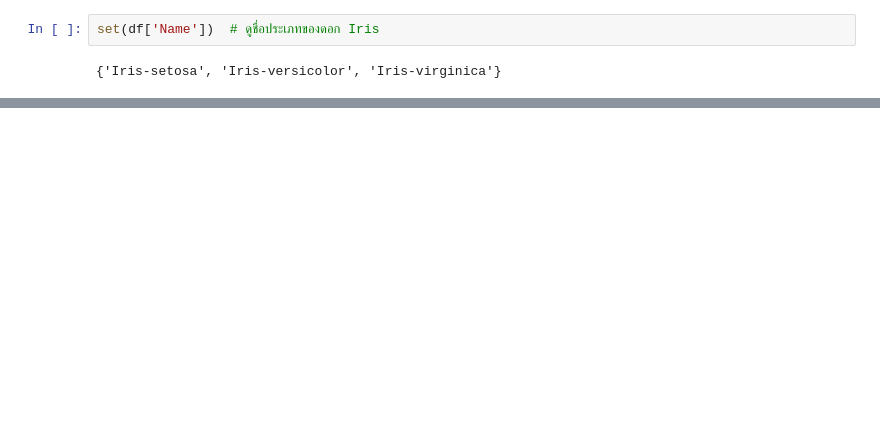
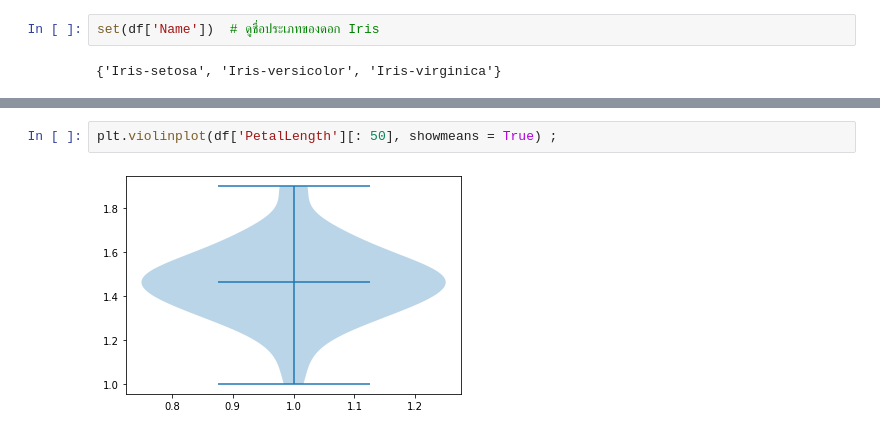
Before and after one commit to chanikansuksen/data_viz_2022, a Jupyter notebook: Datavviz02_Data_Distribution.ipynb, the cells around one changed output, grey strips where cells are left out. Drawn from its saved outputs; the diff is of its cells as text; blank space fills up the shorter version.

```diff
--- a/Datavviz02_Data_Distribution.ipynb
+++ b/Datavviz02_Data_Distribution.ipynb
@@ -348,0 +402,4 @@ plt.title('Iris-virginica')  # สร้างชื่อกราฟบอก
+# %%
+plt.violinplot(df['PetalLength'][: 50], showmeans = True) ;
+# %% [output]
+[figure, added]
```
Also changed, not shown: parts of 34 cells of this notebook.
